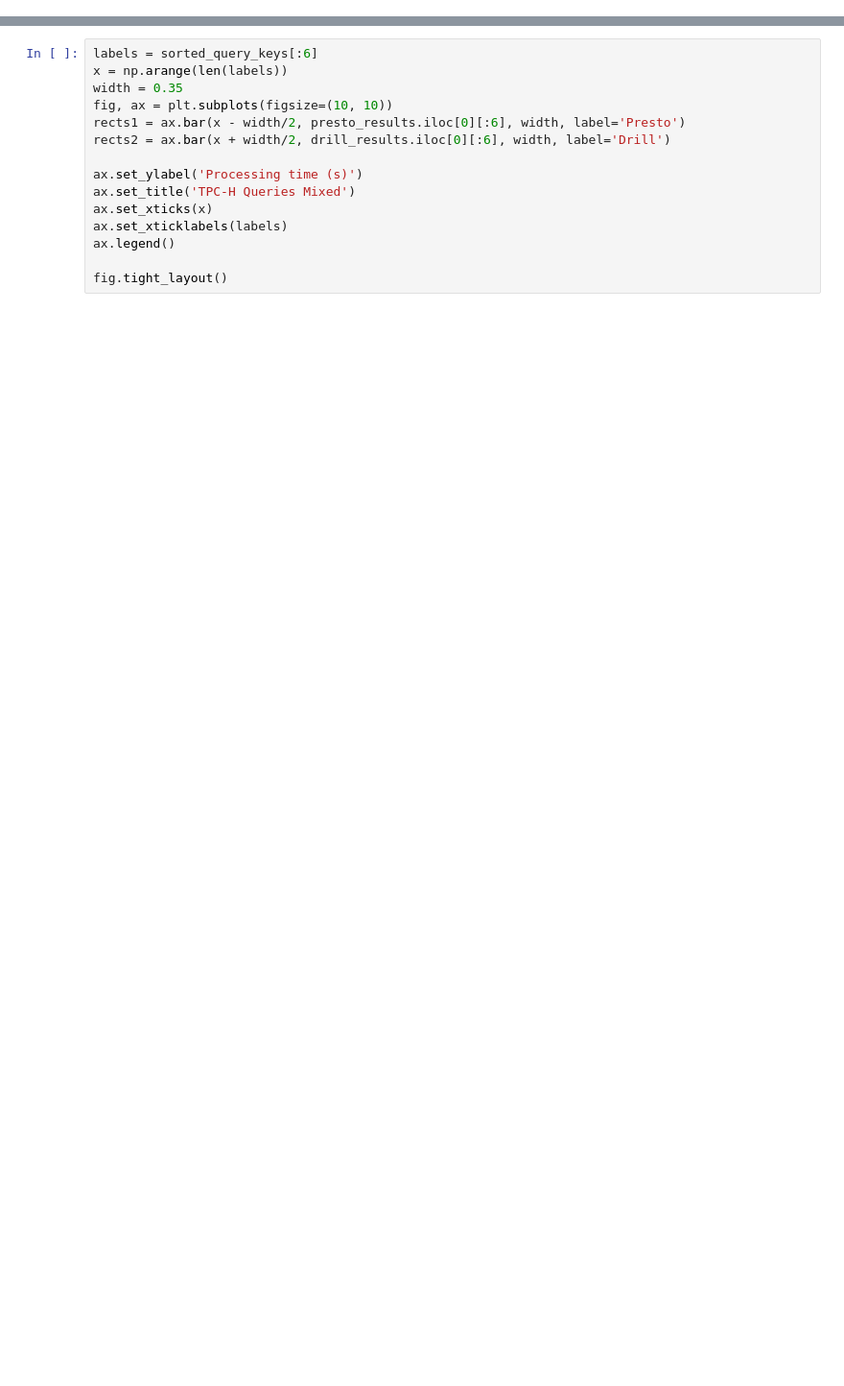
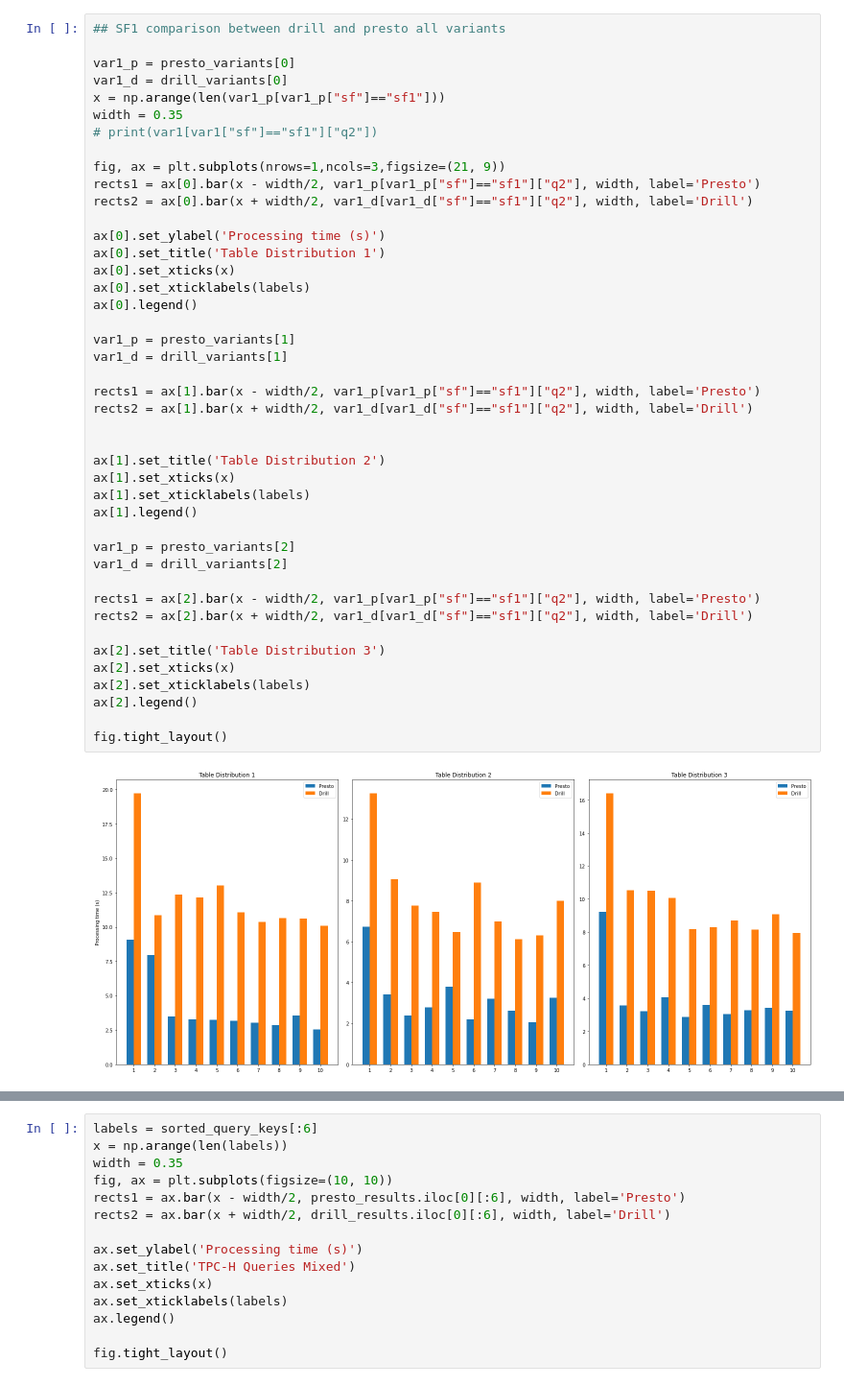
Before and after one commit to LaertNuhu/federated_queries_benchmark, a Jupyter notebook: benchmark/benchmark.ipynb, the cells around one changed output, grey strips where cells are left out. Shown: that part at 96% size. Drawn from its saved outputs; the diff is of its cells as text; blank space fills up the shorter version.

```diff
--- a/benchmark/benchmark.ipynb
+++ b/benchmark/benchmark.ipynb
@@ -222,0 +113,45 @@ import numpy as np
+# %%
+## SF1 comparison between drill and presto all variants
+
+var1_p = presto_variants[0]
+var1_d = drill_variants[0]
+x = np.arange(len(var1_p[var1_p["sf"]=="sf1"]))
+width = 0.35
+# print(var1[var1["sf"]=="sf1"]["q2"])
+
+fig, ax = plt.subplots(nrows=1,ncols=3,figsize=(21, 9))
+rects1 = ax[0].bar(x - width/2, var1_p[var1_p["sf"]=="sf1"]["q2"], width, label='Presto')
+rects2 = ax[0].bar(x + width/2, var1_d[var1_d["sf"]=="sf1"]["q2"], width, label='Drill')
+
+ax[0].set_ylabel('Processing time (s)')
+ax[0].set_title('Table Distribution 1')
+ax[0].set_xticks(x)
+ax[0].set_xticklabels(labels)
+ax[0].legend()
+
+var1_p = presto_variants[1]
+var1_d = drill_variants[1]
+
+rects1 = ax[1].bar(x - width/2, var1_p[var1_p["sf"]=="sf1"]["q2"], width, label='Presto')
+rects2 = ax[1].bar(x + width/2, var1_d[var1_d["sf"]=="sf1"]["q2"], width, label='Drill')
+
+
+ax[1].set_title('Table Distribution 2')
+ax[1].set_xticks(x)
+ax[1].set_xticklabels(labels)
+ax[1].legend()
+
+var1_p = presto_variants[2]
+var1_d = drill_variants[2]
+
+rects1 = ax[2].bar(x - width/2, var1_p[var1_p["sf"]=="sf1"]["q2"], width, label='Presto')
+rects2 = ax[2].bar(x + width/2, var1_d[var1_d["sf"]=="sf1"]["q2"], width, label='Drill')
+
+ax[2].set_title('Table Distribution 3')
+ax[2].set_xticks(x)
+ax[2].set_xticklabels(labels)
+ax[2].legend()
+
+fig.tight_layout()
+# %% [output]
+[figure, added]
```
Also changed, not shown: parts of 40 cells of this notebook, 1 other file.
